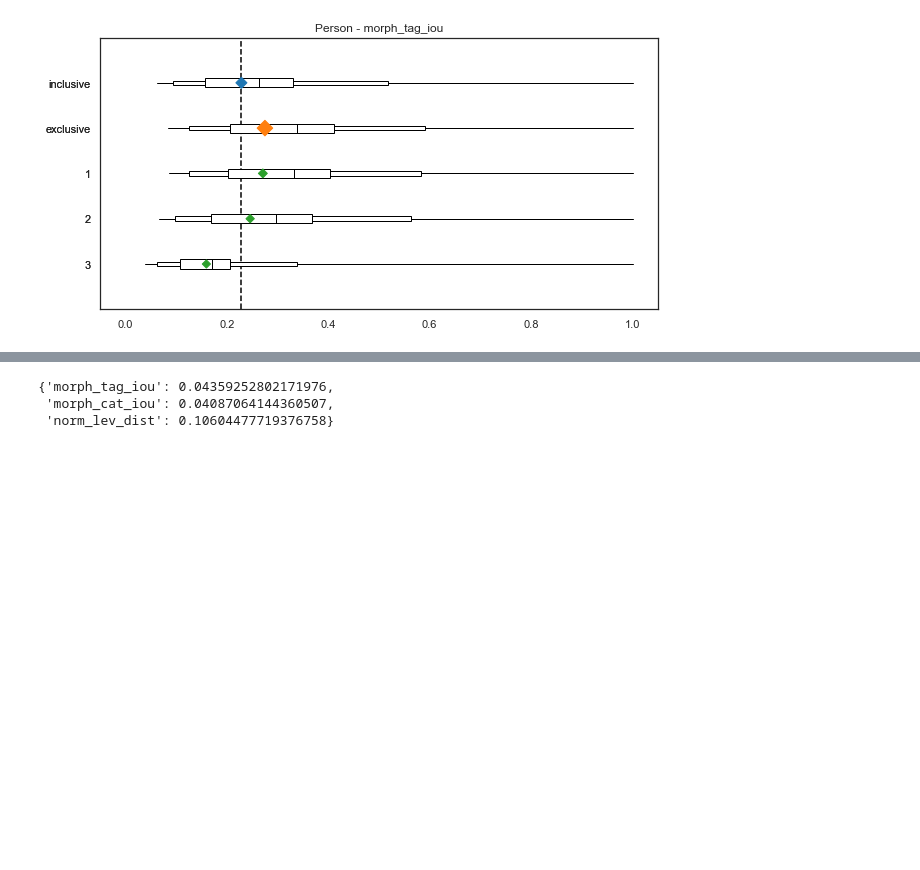
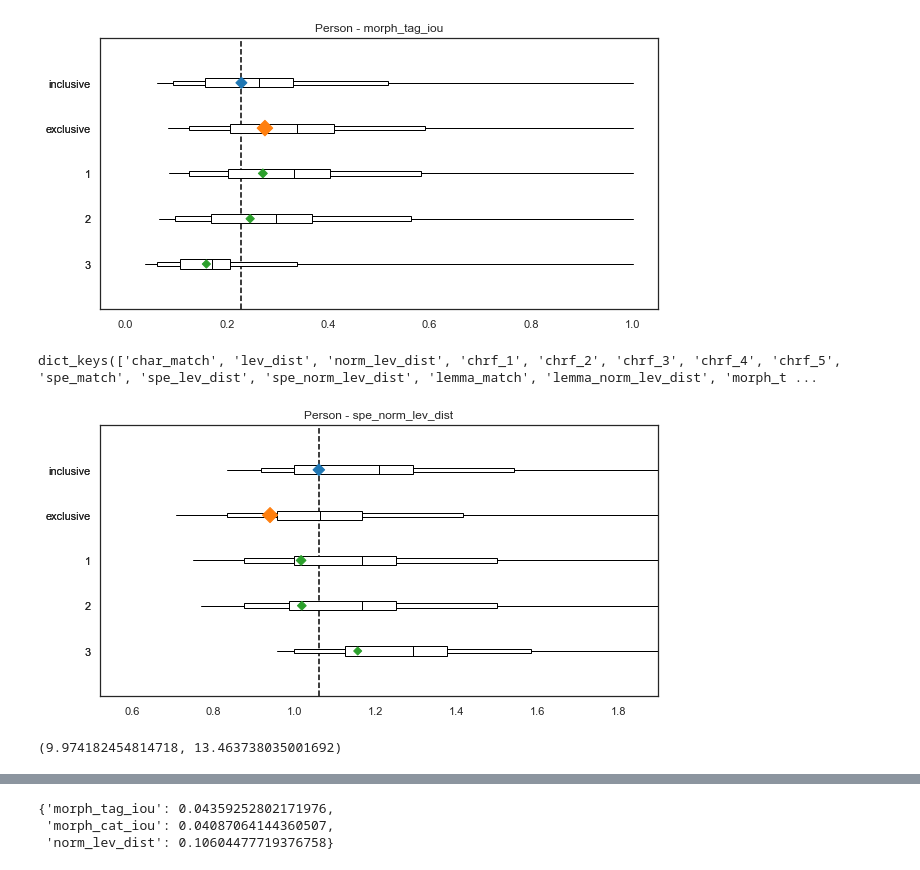
Before and after one commit to ioverho/msc_thesis, a Jupyter notebook: nmt_eval.ipynb, the cells around one changed output, grey strips where cells are left out. Saved outputs shown, nothing was run; the diff lists cells and outputs as text; code cells hidden in the pictures; blank space fills up the shorter version.

```diff
--- a/nmt_eval.ipynb
+++ b/nmt_eval.ipynb
@@ -216,7 +252,7 @@ import matplotlib.pyplot as plt
 
 cmap = matplotlib.cm.get_cmap('tab10')
 
-def get_stats_morph_tags(eval_data, tags, metric, include_or_exclude: str = "include"):
+def get_stats_morph_tags(eval_data, tags, metric, include_or_exclude: str = "include", lemma_lim: float = 0.0):
 
     # Get all morph_tag_sets where the tags are included, include exactly once or excluded
     if include_or_exclude == "include":
@@ -246,8 +282,9 @@ def get_stats_morph_tags(eval_data, tags, metric, include_or_exclude: str = "inc
             lemma_results_agg = []
 
             for instance in lemma_results:
-                lemma_results_agg.append(instance[metric])
-                tag_sets_all_points.append(instance[metric])
+                if instance["lemma_match"] >= lemma_lim:
+                    lemma_results_agg.append(instance[metric])
+                    tag_sets_all_points.append(instance[metric])
 
             lemma_mean = np.mean(lemma_results_agg)
             lemma_N = len(lemma_results_agg)
@@ -278,7 +315,7 @@ def get_stats_morph_tags(eval_data, tags, metric, include_or_exclude: str = "inc
 
     return (tag_mean_micro, tag_std_micro, tag_N_micro, tag_quantiles_micro), (tag_mean_macro, tag_std_macro, tag_N_macro, tag_quantiles_macro)
 
-def get_stats_morph_cat(eval_data, morph_cat_tag_vocab, cat: str, metric: str):
+def get_stats_morph_cat(eval_data, morph_cat_tag_vocab, cat: str, metric: str, lemma_lim: float = 0.0):
 
     micro = dict()
     macro = dict()
@@ -288,6 +325,7 @@ def get_stats_morph_cat(eval_data, morph_cat_tag_vocab, cat: str, metric: str):
         morph_cat_tag_vocab[cat],
         metric,
         include_or_exclude="include",
+        lemma_lim=lemma_lim,
         )
 
     if inclusive is None:
@@ -301,6 +339,7 @@ def get_stats_morph_cat(eval_data, morph_cat_tag_vocab, cat: str, metric: str):
         morph_cat_tag_vocab[cat],
         metric,
         include_or_exclude="exclude",
+        lemma_lim=lemma_lim,
         )
 
     if exclusive is not None:
@@ -317,7 +356,8 @@ def get_stats_morph_cat(eval_data, morph_cat_tag_vocab, cat: str, metric: str):
                 {tag},
                 metric,
                 include_or_exclude="once",
-            )
+                lemma_lim=lemma_lim,
+                )
 
         if tag_data is not None:
             micro[tag] = tag_data[0]
@@ -338,6 +378,7 @@ def cat_agg_plot(
         "tag": cmap(2)
     },
     xlim = (0, 1),
+    lemma_lim: float = 0.0,
 ):
     # ==============================================================================
     # Get aggregated data
@@ -347,6 +388,7 @@ def cat_agg_plot(
         morph_cat_tag_vocab=morph_cat_tag_vocab,
         cat=category,
         metric=metric,
+        lemma_lim=lemma_lim,
         )
 
     if micro is None:
@@ -480,6 +523,29 @@ fig, agg_stats = cat_agg_plot(
 )
 # %% [output]
 [figure]
+# %%
+list(list(eval_data.values())[0].values())[0][0].keys()
+# %% [output]
+dict_keys(['char_match', 'lev_dist', 'norm_lev_dist', 'chrf_1', 'chrf_2', 'chrf_3', 'chrf_4', 'chrf_5', 'spe_match', 'spe_lev_dist', 'spe_norm_lev_dist', 'lemma_match', 'lemma_norm_lev_dist', 'morph_t ...
+# %%
+metric = "spe_norm_lev_dist"
+
+fig, agg_stats = cat_agg_plot(
+    eval_data,
+    morph_cat_tag_vocab,
+    category="Person",
+    metric=metric,
+    xlim=(0,1) if "lev" not in metric and metric != "entropy" else None,
+    lemma_lim=1/24,
+)
+# %% [output]
+[figure, added]
+# %%
+import math
+
+math.exp(2.3), math.exp(2.6)
+# %% [output]
+(9.974182454814718, 13.463738035001692)
 # %%
 import os
 from itertools import combinations
```
Also changed, not shown: parts of 21 cells of this notebook, 8 other files.
